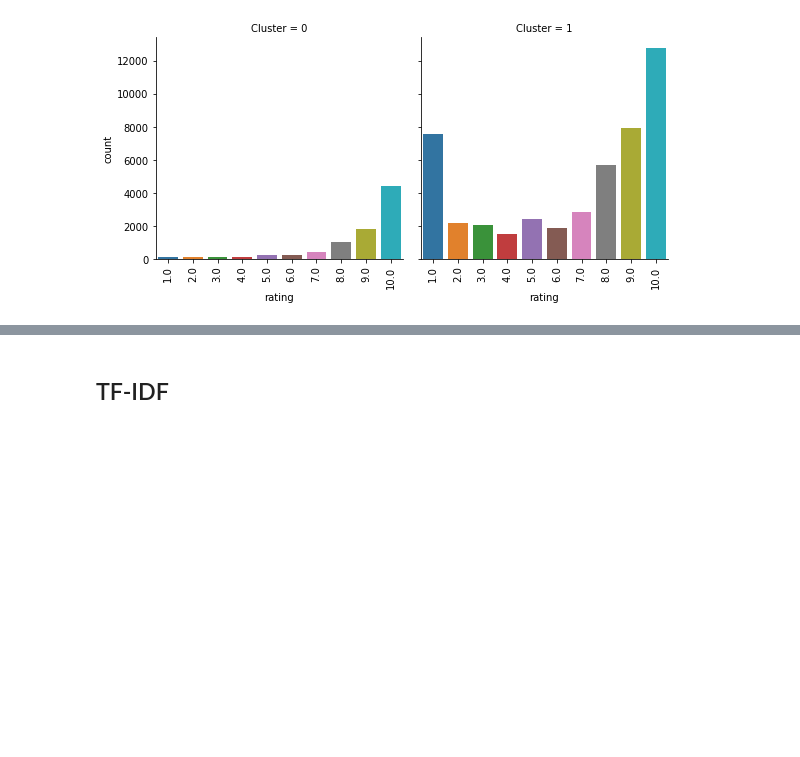
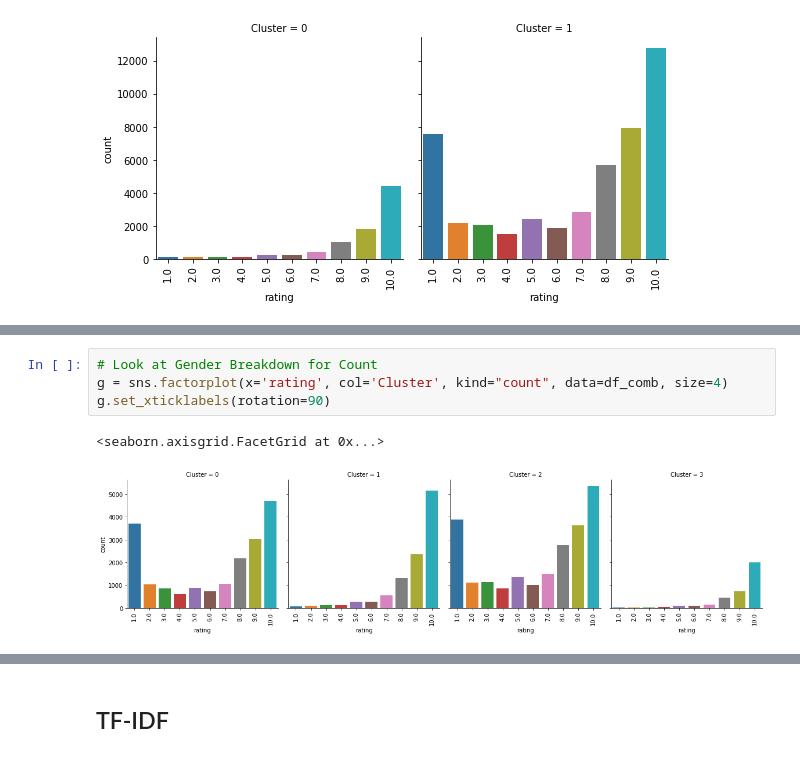
Before and after one commit to tcbriggs981/Prescription-Drugs, a Jupyter notebook: Unit 04 Capstone.ipynb, the cells around one changed output, grey strips where cells are left out. Saved outputs shown, nothing was run; the diff lists cells and outputs as text; blank space fills up the shorter version.

```diff
--- a/Unit 04 Capstone.ipynb
+++ b/Unit 04 Capstone.ipynb
@@ -994,0 +1041,7 @@ When you break it out into a bar graph, you can see that the highest ratings are
+# %%
+# Look at Gender Breakdown for Count
+g = sns.factorplot(x='rating', col='Cluster', kind="count", data=df_comb, size=4)
+g.set_xticklabels(rotation=90)
+# %% [output]
+<seaborn.axisgrid.FacetGrid at 0x...>
+[figure, added]
```
Also changed, not shown: parts of 14 cells of this notebook.
